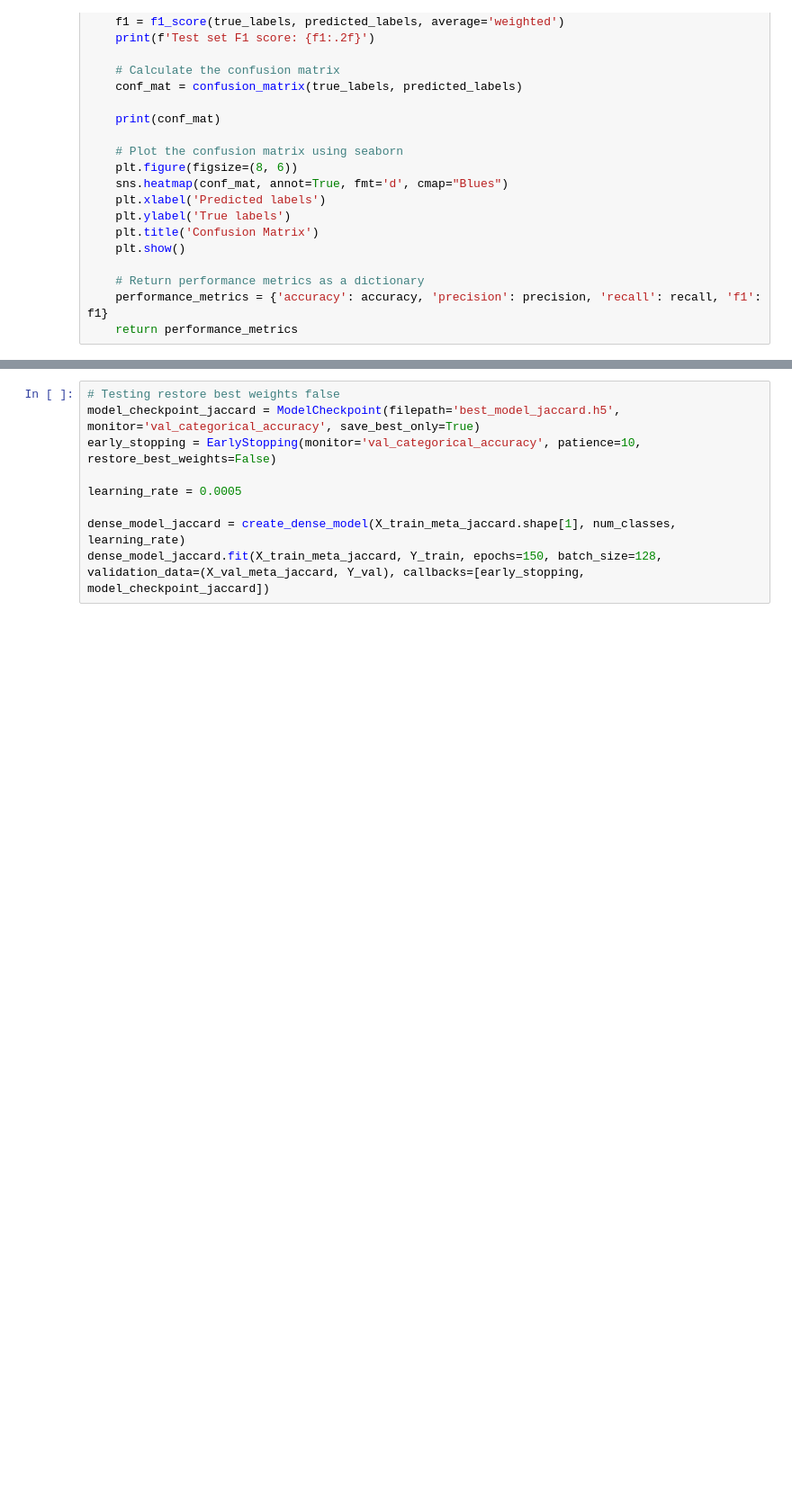
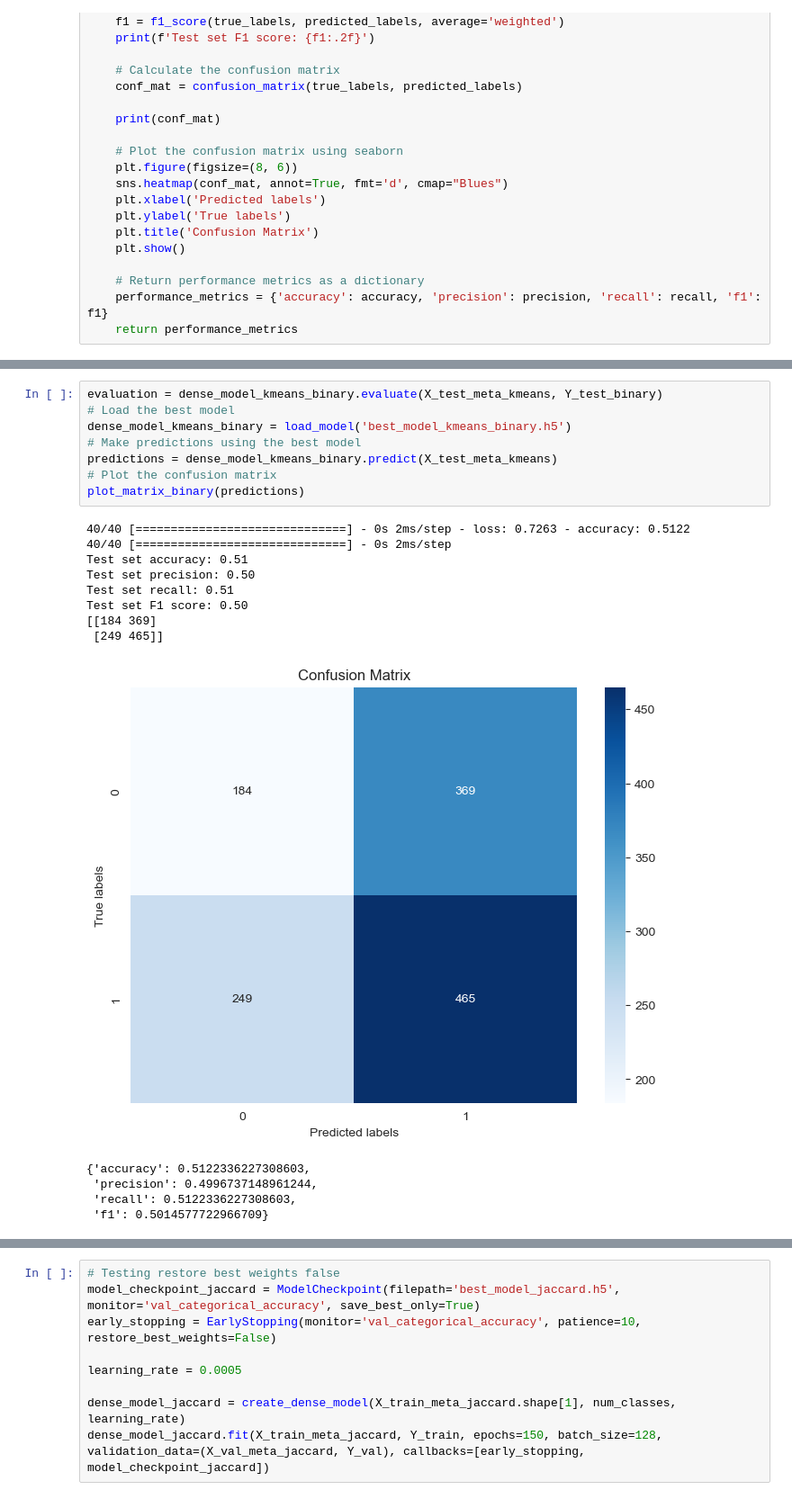
Before and after one commit to f4ths/fyp-fake-news-detection, a Jupyter notebook: ensemble.ipynb, the cells around one changed output, grey strips where cells are left out. Shown at 90% size. Saved outputs shown, nothing was run; the diff lists cells and outputs as text; blank space fills up the shorter version.

```diff
--- a/ensemble.ipynb
+++ b/ensemble.ipynb
@@ -582 +627,23 @@ def plot_matrix_binary(predictions):
+# %%
+evaluation = dense_model_kmeans_binary.evaluate(X_test_meta_kmeans, Y_test_binary)
+# Load the best model
+dense_model_kmeans_binary = load_model('best_model_kmeans_binary.h5')
+# Make predictions using the best model
+predictions = dense_model_kmeans_binary.predict(X_test_meta_kmeans)
+# Plot the confusion matrix
+plot_matrix_binary(predictions)
+# %% [output]
+40/40 [==============================] - 0s 2ms/step - loss: 0.7263 - accuracy: 0.5122
+40/40 [==============================] - 0s 2ms/step
+Test set accuracy: 0.51
+Test set precision: 0.50
+Test set recall: 0.51
+Test set F1 score: 0.50
+[[184 369]
+ [249 465]]
+[figure, added]
+{'accuracy': 0.5122336227308603,
+ 'precision': 0.4996737148961244,
+ 'recall': 0.5122336227308603,
+ 'f1': 0.5014577722966709}
 # %% [markdown]
```
Also changed, not shown: parts of 42 cells of this notebook.
